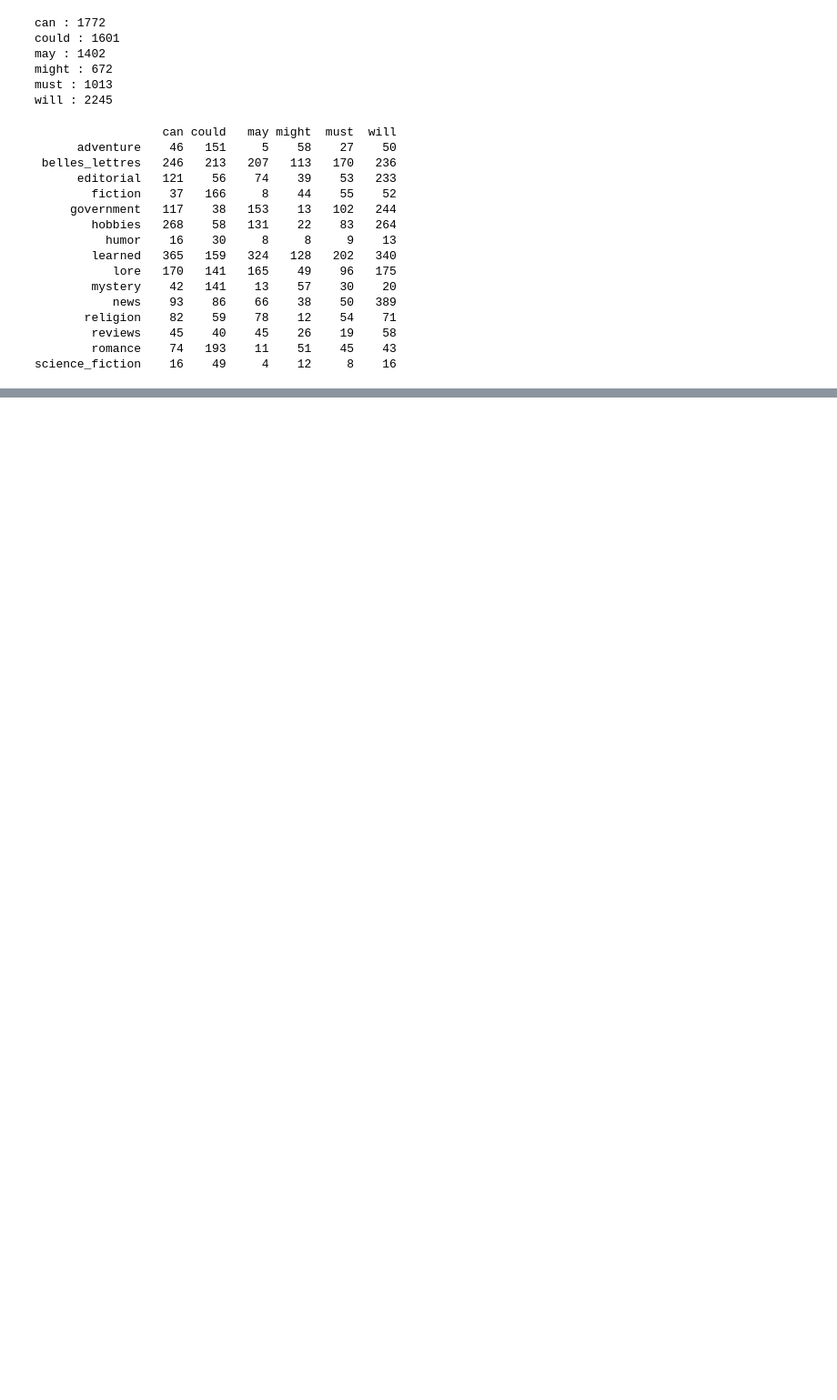
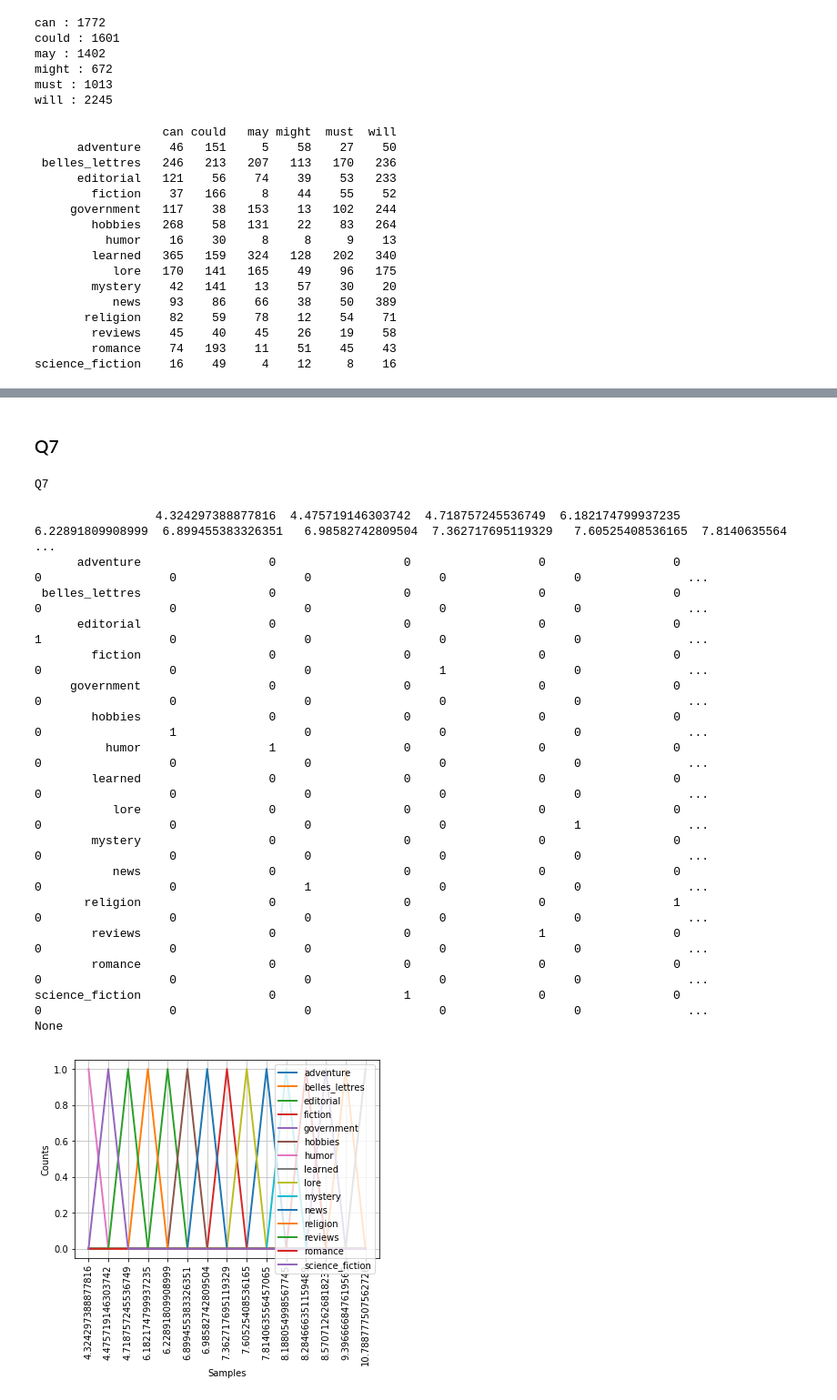
Before and after one commit to souravs17031999/UML602-NLP, a Jupyter notebook: LAB_2.ipynb, the cells around one changed output, grey strips where cells are left out. Shown at 91% size. Drawn from its saved outputs; the diff is of its cells as text; code cells hidden in the pictures; blank space fills up the shorter version.

```diff
--- a/LAB_2.ipynb
+++ b/LAB_2.ipynb
@@ -126,0 +230,35 @@ NameError: ignored
+# %% [markdown]
+### Q7
+# %%
+print("Q7")
+def ldt(corpus):
+    cfd = nltk.ConditionalFreqDist(
+        (genre, len(corpus.words(categories=genre))/len(set(corpus.words(categories=genre))))
+        for genre in corpus.categories()
+        )
+
+    print(cfd.tabulate())
+    cfd.plot()
+# %% [output]
+Q7
+# %%
+ldt(brown)
+# %% [output]
+                 4.324297388877816  4.475719146303742  4.718757245536749  6.182174799937235   6.22891809908999  6.899455383326351   6.98582742809504  7.362717695119329   7.60525408536165  7.8140635564 ...
+      adventure                  0                  0                  0                  0                  0                  0                  0                  0                  0               ...
+ belles_lettres                  0                  0                  0                  0                  0                  0                  0                  0                  0               ...
+      editorial                  0                  0                  0                  0                  1                  0                  0                  0                  0               ...
+        fiction                  0                  0                  0                  0                  0                  0                  0                  1                  0               ...
+     government                  0                  0                  0                  0                  0                  0                  0                  0                  0               ...
+        hobbies                  0                  0                  0                  0                  0                  1                  0                  0                  0               ...
+          humor                  1                  0                  0                  0                  0                  0                  0                  0                  0               ...
+        learned                  0                  0                  0                  0                  0                  0                  0                  0                  0               ...
+           lore                  0                  0                  0                  0                  0                  0                  0                  0                  1               ...
+        mystery                  0                  0                  0                  0                  0                  0                  0                  0                  0               ...
+           news                  0                  0                  0                  0                  0                  0                  1                  0                  0               ...
+       religion                  0                  0                  0                  1                  0                  0                  0                  0                  0               ...
+        reviews                  0                  0                  1                  0                  0                  0                  0                  0                  0               ...
+        romance                  0                  0                  0                  0                  0                  0                  0                  0                  0               ...
+science_fiction                  0                  1                  0                  0                  0                  0                  0                  0                  0               ...
+None
+[figure, added]
```
Also changed, not shown: parts of 29 cells of this notebook, 1 other file.
